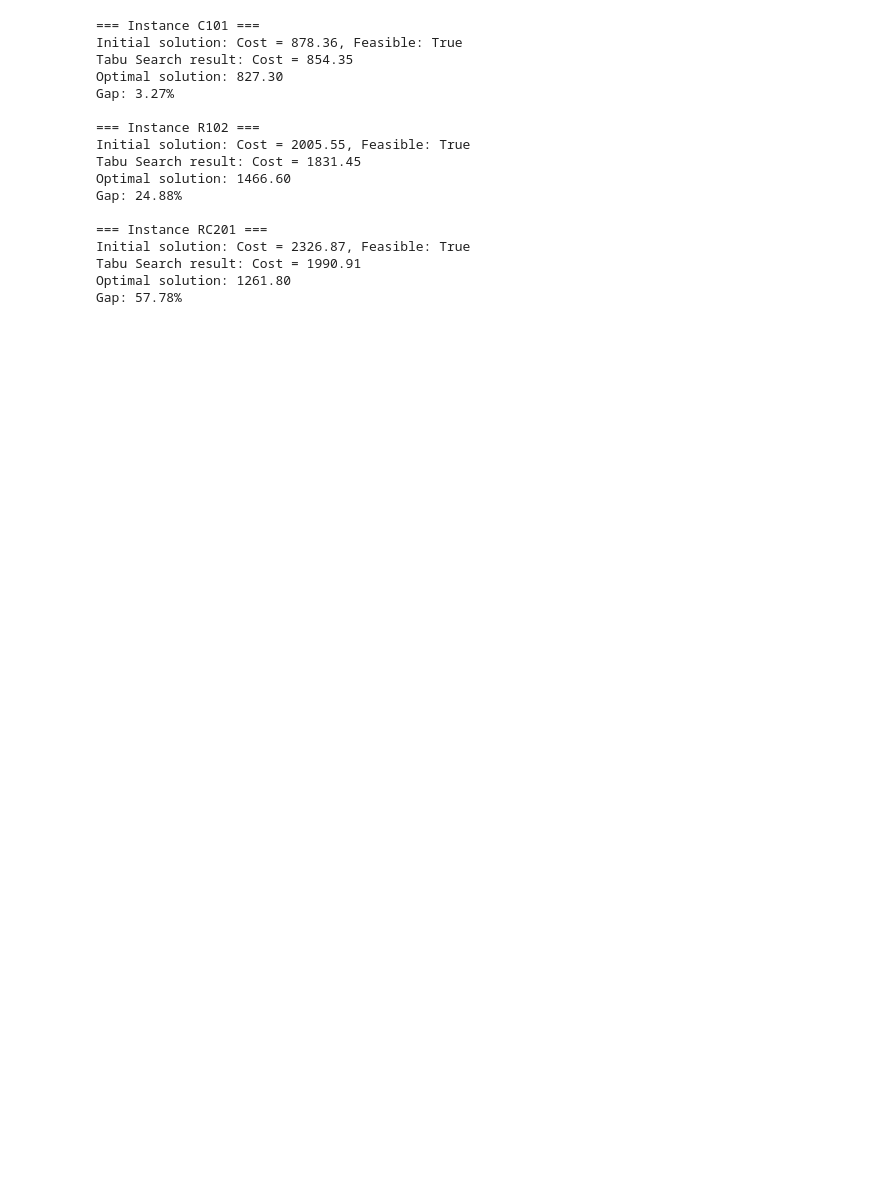
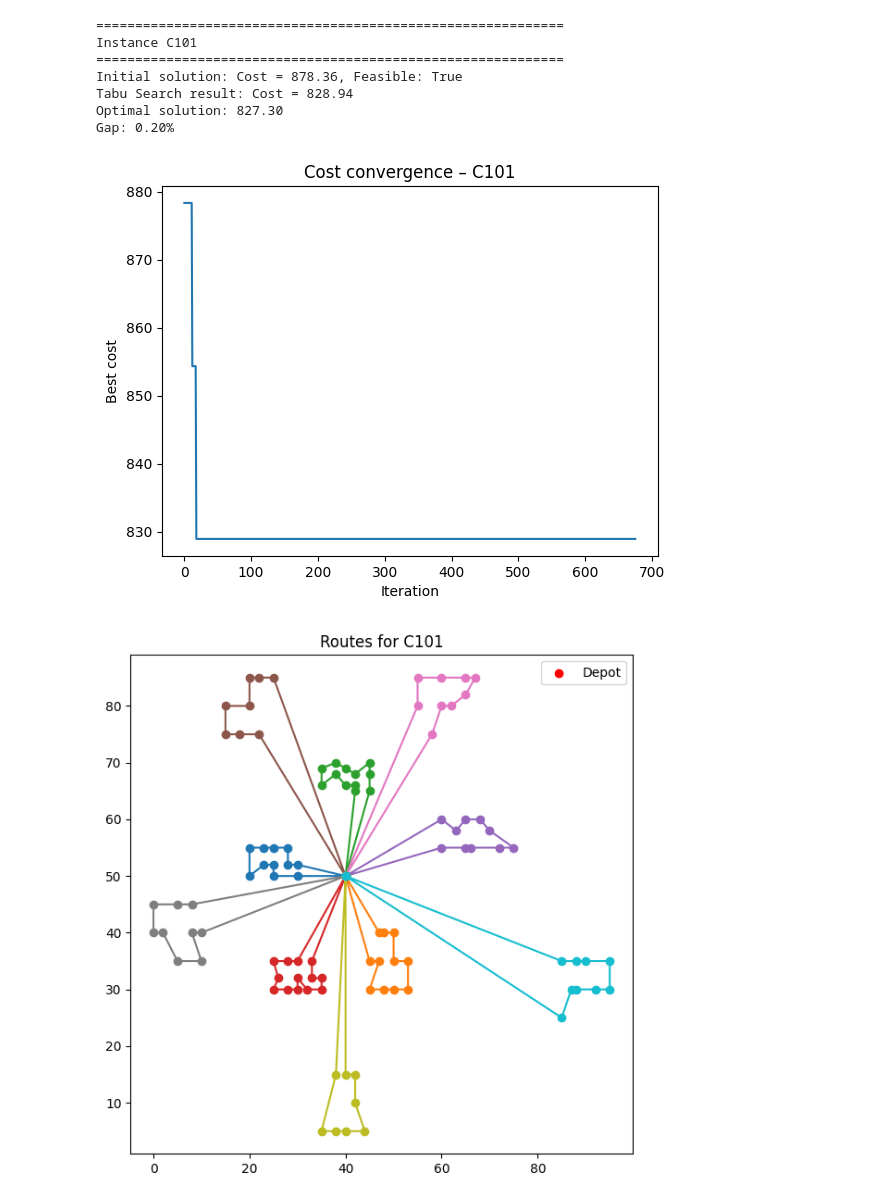
Before and after one commit to TommyBurger4/AlgoProject, a Jupyter notebook: implementation.ipynb, the cells around one changed output. Saved outputs shown, nothing was run; the diff lists cells and outputs as text; code cells hidden in the pictures; blank space fills up the shorter version.

Commit message:
simple analysis and visualisation

```diff
--- a/implementation.ipynb
+++ b/implementation.ipynb
@@ -360,6 +360,7 @@ def tabu_search(initial_routes, distance_matrix, instance, max_iterations=500, t
         print("Warning: Initial solution is infeasible!")
     tabu_list = []  # List of recent moves
     iter_counter = 0
+    cost_history = [best_cost]
 
     while iter_counter < max_iterations:
         # 1. Generate neighborhood (e.g., 2-opt on all routes + swaps between routes)
@@ -404,50 +405,71 @@ def tabu_search(initial_routes, distance_matrix, instance, max_iterations=500, t
         if candidate_cost < best_cost:
             best_cost = candidate_cost
             best_routes = [route[:] for route in candidate_best]
+        cost_history.append(best_cost)
         iter_counter += 1
-    return best_routes, best_cost
+    return best_routes, best_cost, cost_history
 # %%
 for name, instance in instances_data:
-    print(f"\n=== Instance {name} ===")
+    print(f"\n")
+    print(f"="*60)
+    print(f"Instance {name}")
+    print(f"="*60)
     distance_matrix = calculate_distance_matrix(instance)
     initial_routes = initial_solution(instance, distance_matrix)
     initial_cost, initial_feasible = evaluate_solution(initial_routes, instance, distance_matrix)
     print(f"Initial solution: Cost = {initial_cost:.2f}, Feasible: {initial_feasible}")
 
-    best_routes, best_cost = tabu_search(
+    best_routes, best_cost, cost_history = tabu_search(
         initial_routes,
         distance_matrix,
         instance,
-        max_iterations=500,
+        max_iterations=2000,
         tabu_size=15,
         vns_freq=50,
-        num_neighbors=40
+        num_neighbors=100
     )
     print(f"Tabu Search result: Cost = {best_cost:.2f}")
 
     opt = read_optimal_solution(name)
     if opt and 'cost' in opt:
         optimal_cost = opt['cost']
         gap = 100 * (best_cost - optimal_cost)/optimal_cost
         print(f"Optimal solution: {optimal_cost:.2f}")
         print(f"Gap: {gap:.2f}%")
     else:
         print("No optimal solution file available.")
+
+    plt.figure()
+    plt.plot(cost_history)
+    plt.xlabel('Iteration')
+    plt.ylabel('Best cost')
+    plt.title(f'Cost convergence – {name}')
+    plt.show()
+
+    coords = np.array(instance['node_coord'])
+    plt.figure(figsize=(7,7))
+    for route in best_routes:
+        xs = coords[route, 0]
+        ys = coords[route, 1]
+        plt.plot(xs, ys, marker='o')
+    plt.scatter(coords[0,0], coords[0,1], color='red', label='Depot')
+    plt.title(f'Routes for {name}')
+    plt.legend()
+    plt.show()
+
+    nb_vehicules = len(best_routes)
+    charges = [sum(instance['demand'][k] for k in route if k != 0) for route in best_routes]
+    distances = [sum(distance_matrix[route[i]][route[i+1]] for i in range(len(route)-1)) for route in best_routes]
+    print(f"Number of vehicles: {nb_vehicules}")
+    print(f"Average capacity per route: {np.mean(charges):.2f}")
+    print(f"Average distance per route: {np.mean(distances):.2f}")
 # %% [output]
-=== Instance C101 ===
+============================================================
+Instance C101
+============================================================
 Initial solution: Cost = 878.36, Feasible: True
-Tabu Search result: Cost = 854.35
+Tabu Search result: Cost = 828.94
 Optimal solution: 827.30
-Gap: 3.27%
-
-=== Instance R102 ===
-Initial solution: Cost = 2005.55, Feasible: True
-Tabu Search result: Cost = 1831.45
-Optimal solution: 1466.60
-Gap: 24.88%
-
-=== Instance RC201 ===
-Initial solution: Cost = 2326.87, Feasible: True
-Tabu Search result: Cost = 1990.91
-Optimal solution: 1261.80
-Gap: 57.78%
+Gap: 0.20%
+[figure, added]
+[figure, added]
```
Also changed, not shown: parts of 1 cell of this notebook.
